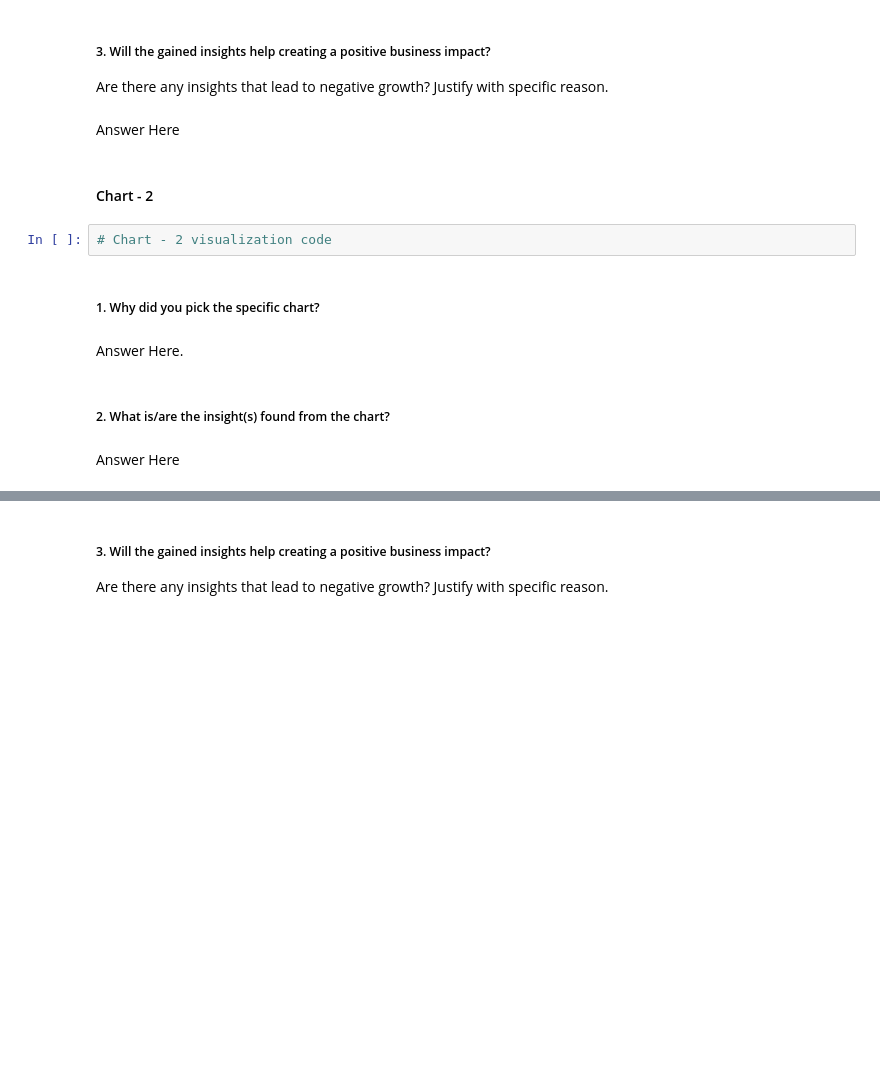
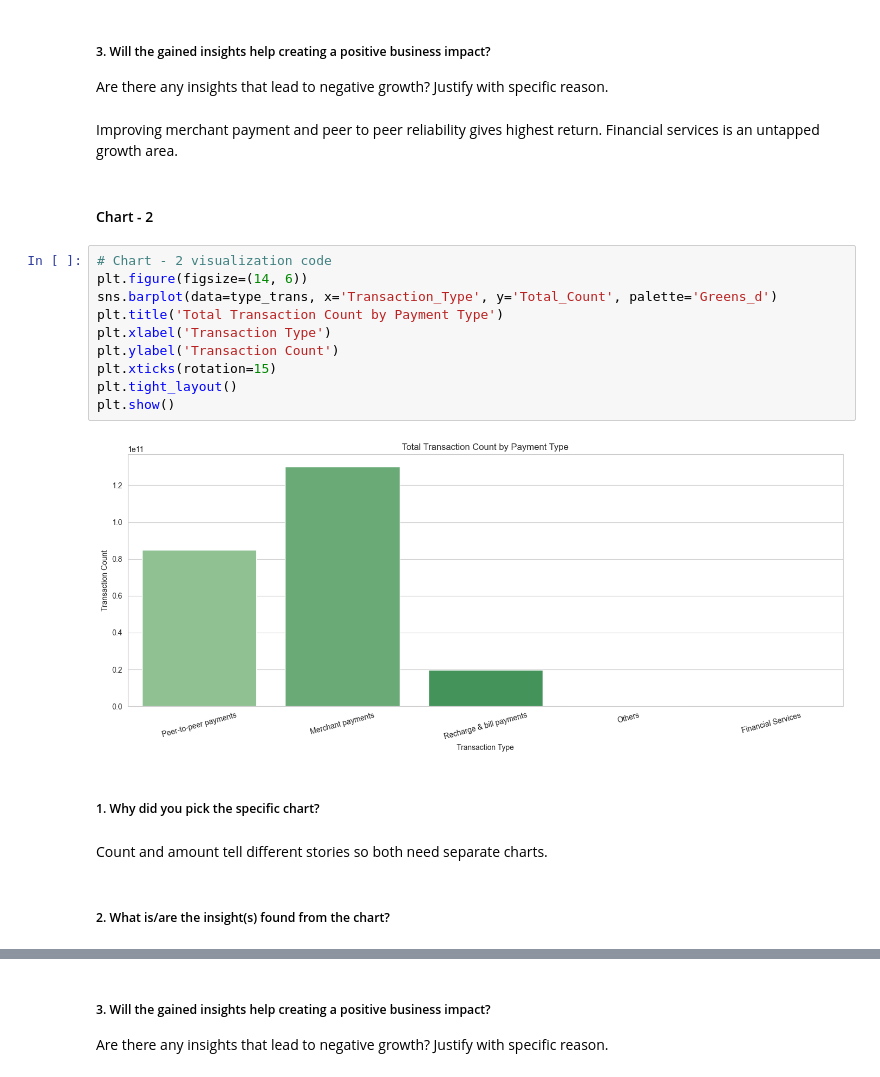
Before and after one commit to sarthak-codes11/-phonepe-transaction-insights, a Jupyter notebook: Sample_ML_Submission_Template-2.ipynb, the cells around one changed output, grey strips where cells are left out. Cells and saved outputs as stored; diff of their text form; blank space fills up the shorter version.

```diff
--- a/Sample_ML_Submission_Template-2.ipynb
+++ b/Sample_ML_Submission_Template-2.ipynb
@@ -465,17 +475,25 @@ Answer Here
 # %% [markdown]
 ##### 3. Will the gained insights help creating a positive business impact?
 Are there any insights that lead to negative growth? Justify with specific reason.
-# %% [markdown]
-Answer Here
+# %% [markdown]
+Improving merchant payment and peer to peer reliability gives highest return. Financial services is an untapped growth area.
 # %% [markdown]
 #### Chart - 2
-# %%
-# Chart - 2 visualization code
+# %%
+# Chart - 2 visualization code
+plt.figure(figsize=(14, 6))
+sns.barplot(data=type_trans, x='Transaction_Type', y='Total_Count', palette='Greens_d')
+plt.title('Total Transaction Count by Payment Type')
+plt.xlabel('Transaction Type')
+plt.ylabel('Transaction Count')
+plt.xticks(rotation=15)
+plt.tight_layout()
+plt.show()
+# %% [output]
+[figure, added]
 # %% [markdown]
 ##### 1. Why did you pick the specific chart?
-# %% [markdown]
-Answer Here.
+# %% [markdown]
+Count and amount tell different stories so both need separate charts.
 # %% [markdown]
 ##### 2. What is/are the insight(s) found from the chart?
-# %% [markdown]
-Answer Here
```
Also changed, not shown: parts of 105 cells of this notebook.
